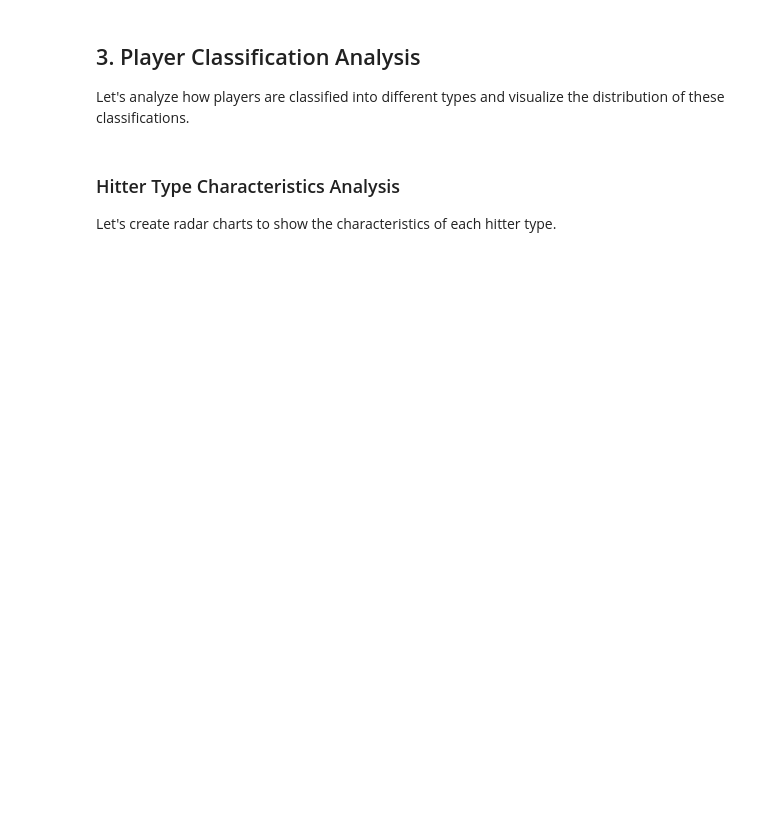
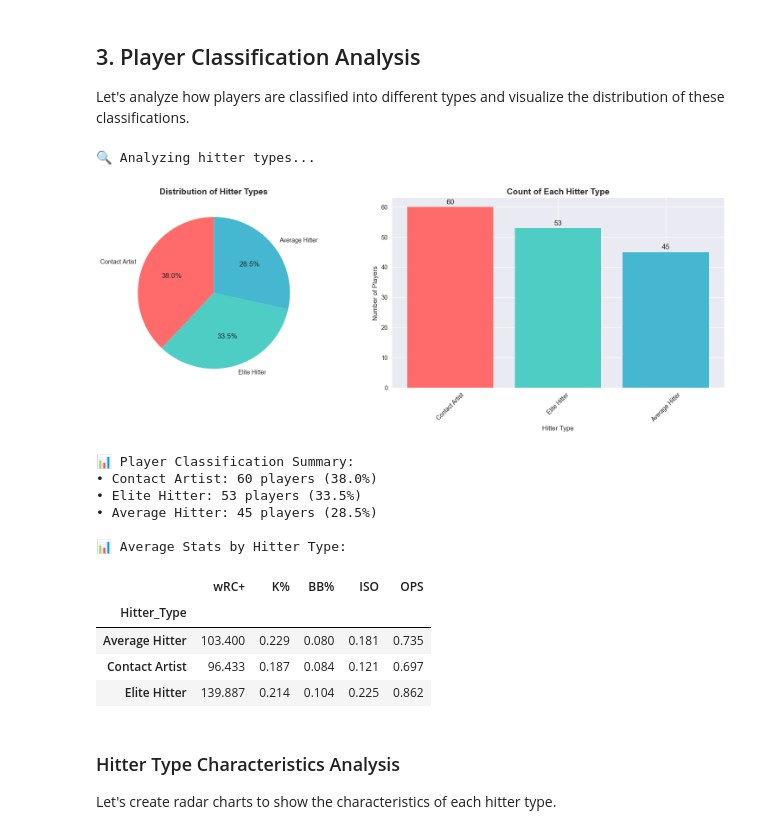
Before and after one commit to SpaceRangerWes/baseball_stats, a Jupyter notebook: notebooks/analytics_overview.ipynb, the cells around one changed output. Drawn from its saved outputs; the diff is of its cells as text; code cells hidden in the pictures; blank space fills up the shorter version.

```diff
--- a/notebooks/analytics_overview.ipynb
+++ b/notebooks/analytics_overview.ipynb
@@ -316,11 +364,11 @@ Let's analyze how players are classified into different types and visualize the
 print("🔍 Analyzing hitter types...")
 
 # Check if Hitter_Type column exists, if not create it
-if 'Hitter_Type' not in hitting_2024.columns:
-    hitting_2024['Hitter_Type'] = hitting_2024.apply(classify_hitter_type, axis=1)
+if 'Hitter_Type' not in hitting_2025.columns:
+    hitting_2025['Hitter_Type'] = hitting_2025.apply(classify_hitter_type, axis=1)
 
 # Count each type
-type_counts = hitting_2024['Hitter_Type'].value_counts()
+type_counts = hitting_2025['Hitter_Type'].value_counts()
 
 # Create visualization
 fig, (ax1, ax2) = plt.subplots(1, 2, figsize=(16, 6))
@@ -328,35 +376,49 @@ fig, (ax1, ax2) = plt.subplots(1, 2, figsize=(16, 6))
 # Pie chart
 colors = ['#FF6B6B', '#4ECDC4', '#45B7D1', '#96CEB4', '#FECA57']
 wedges, texts, autotexts = ax1.pie(type_counts.values, labels=type_counts.index, autopct='%1.1f%%',
                                    colors=colors[:len(type_counts)], startangle=90)
 ax1.set_title('Distribution of Hitter Types', fontsize=14, fontweight='bold')
 
 # Bar chart
 bars = ax2.bar(type_counts.index, type_counts.values, color=colors[:len(type_counts)])
 ax2.set_title('Count of Each Hitter Type', fontsize=14, fontweight='bold')
 ax2.set_xlabel('Hitter Type')
 ax2.set_ylabel('Number of Players')
 ax2.tick_params(axis='x', rotation=45)
 
 # Add value labels on bars
 for bar in bars:
     height = bar.get_height()
     ax2.text(bar.get_x() + bar.get_width()/2., height + 0.5,
             f'{int(height)}', ha='center', va='bottom')
 
 plt.tight_layout()
 plt.show()
 
 print(f"\n📊 Player Classification Summary:")
-total_players = len(hitting_2024)
+total_players = len(hitting_2025)
 for player_type, count in type_counts.items():
     percentage = (count / total_players) * 100
     print(f"• {player_type}: {count} players ({percentage:.1f}%)")
 
 # Show average stats by type
 print("\n📊 Average Stats by Hitter Type:")
-type_analysis = analyze_hitter_types(hitting_2024)
+type_analysis = analyze_hitter_types(hitting_2025)
 display(type_analysis)
+# %% [output]
+🔍 Analyzing hitter types...
+[figure, added]
+📊 Player Classification Summary:
+• Contact Artist: 60 players (38.0%)
+• Elite Hitter: 53 players (33.5%)
+• Average Hitter: 45 players (28.5%)
+
+📊 Average Stats by Hitter Type:
+|  | wRC+ | K% | BB% | ISO | OPS |
+| Hitter_Type |  |  |  |  |  |
+| Average Hitter | 103.400 | 0.229 | 0.080 | 0.181 | 0.735 |
+| Contact Artist | 96.433 | 0.187 | 0.084 | 0.121 | 0.697 |
+| Elite Hitter | 139.887 | 0.214 | 0.104 | 0.225 | 0.862 |
 # %% [markdown]
 ### Hitter Type Characteristics Analysis
 
```
Also changed, not shown: parts of 17 cells of this notebook.
